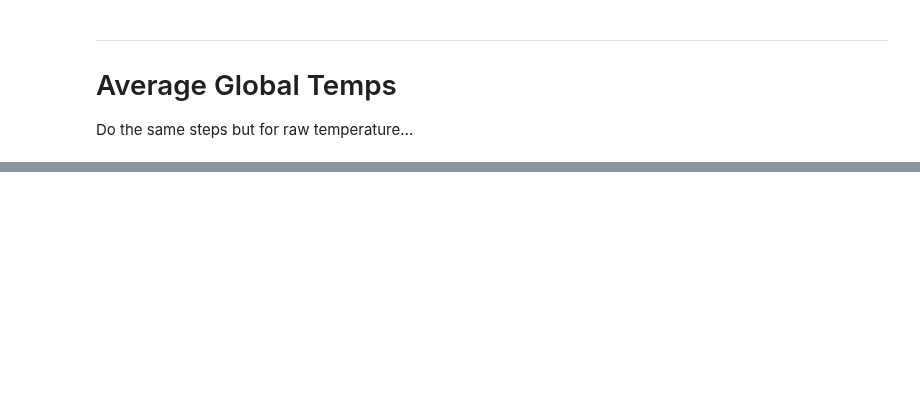
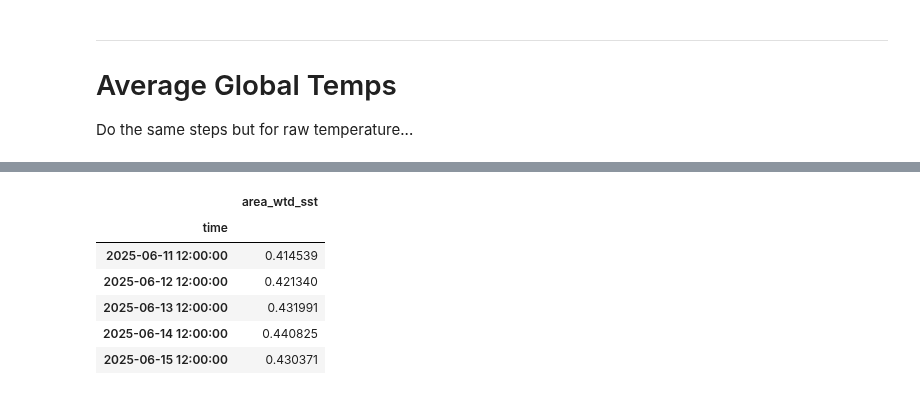
Before and after one commit to adamkemberling/oisst_mainstays, a Jupyter notebook: notebooks/09_BASE_global_temp_timeline.ipynb, the cells around one changed output, grey strips where cells are left out. Cells and saved outputs as stored; diff of their text form; code cells hidden in the pictures; blank space fills up the shorter version.

```diff
--- a/notebooks/09_BASE_global_temp_timeline.ipynb
+++ b/notebooks/09_BASE_global_temp_timeline.ipynb
@@ -157,0 +170,10 @@ sst_wtd  = sst_wtd.drop(columns = ["MOD", "modified_ordinal_day"])
+# %%
+sst_wtd.tail()
+# %% [output]
+|  | area_wtd_sst |
+| time |  |
+| 2025-06-11 12:00:00 | 0.414539 |
+| 2025-06-12 12:00:00 | 0.421340 |
+| 2025-06-13 12:00:00 | 0.431991 |
+| 2025-06-14 12:00:00 | 0.440825 |
+| 2025-06-15 12:00:00 | 0.430371 |
```
Also changed, not shown: parts of 8 cells of this notebook, 4 other files.
